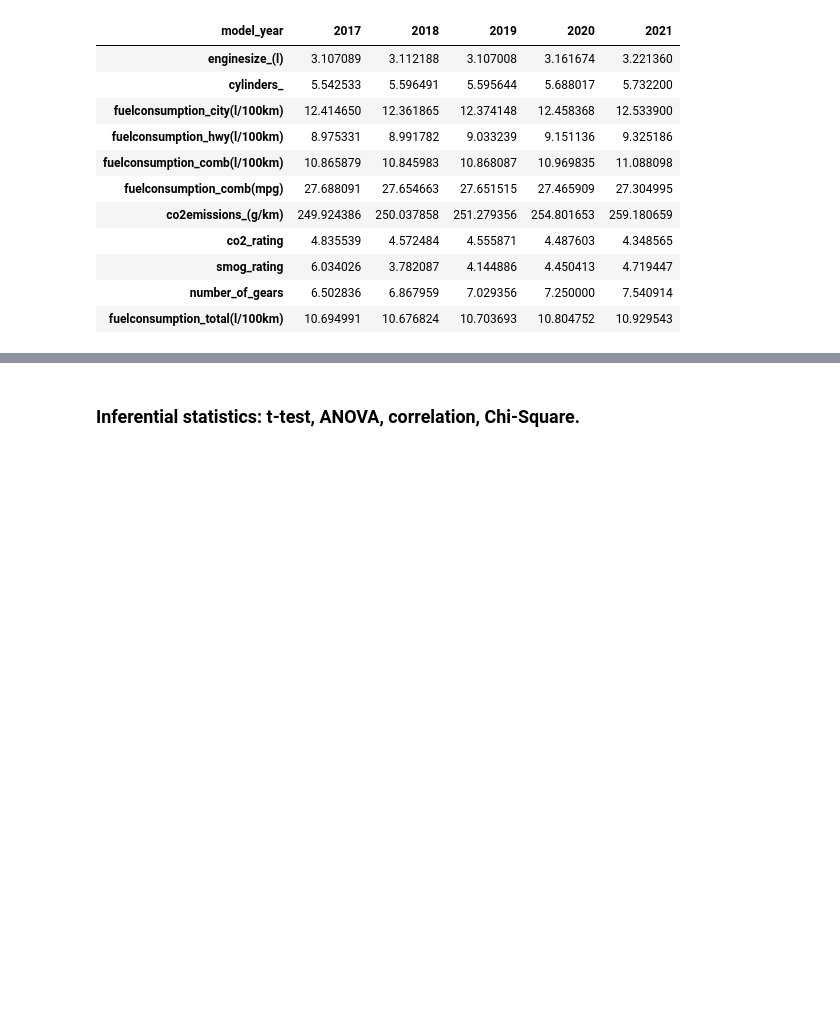
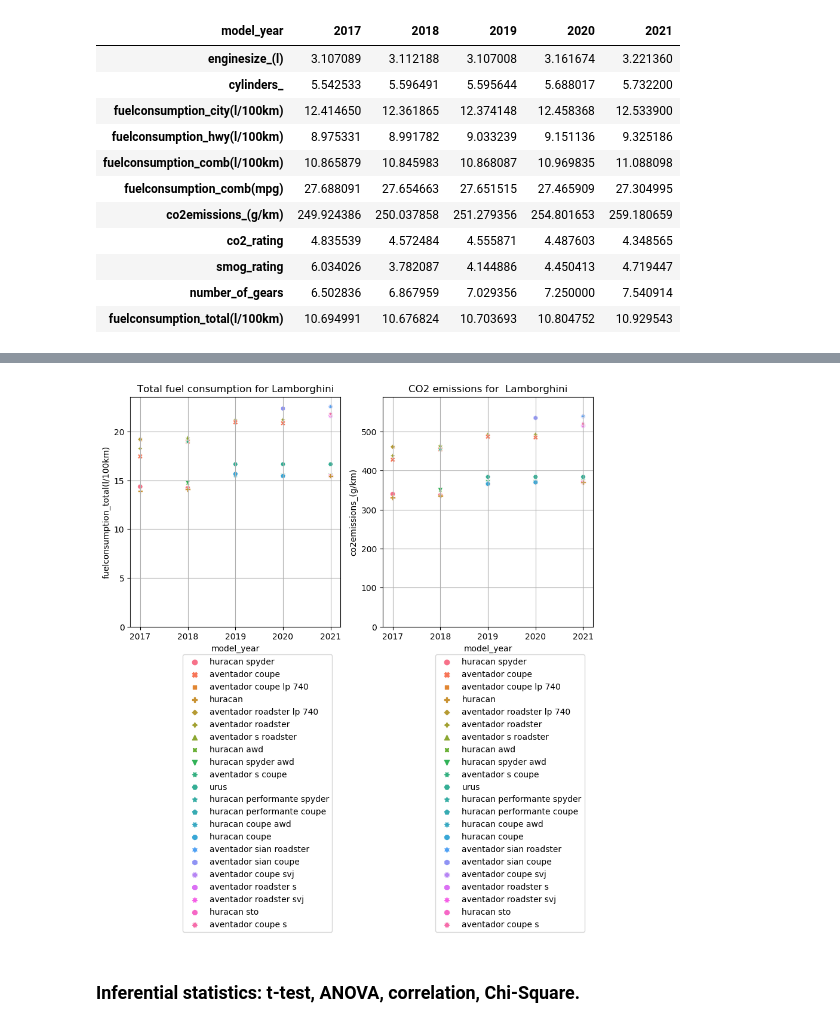
Before and after one commit to lfunderburk/machine-learning-capstone, a Jupyter notebook: notebooks/Research-paper-study.ipynb, the cells around one changed output, grey strips where cells are left out. Drawn from its saved outputs; the diff is of its cells as text; code cells hidden in the pictures; blank space fills up the shorter version.

```diff
--- a/notebooks/Research-paper-study.ipynb
+++ b/notebooks/Research-paper-study.ipynb
@@ -252,2 +284,6 @@ subset_copy.groupby('model_year').mean().T
+# %%
+plot_fuel_co2_emissions_overtime_by_make(subset_copy, 'lamborghini')
+# %% [output]
+[figure, added]
 # %% [markdown]
 ### Inferential statistics: t-test, ANOVA, correlation, Chi-Square.
```
Also changed, not shown: parts of 4 cells of this notebook.
